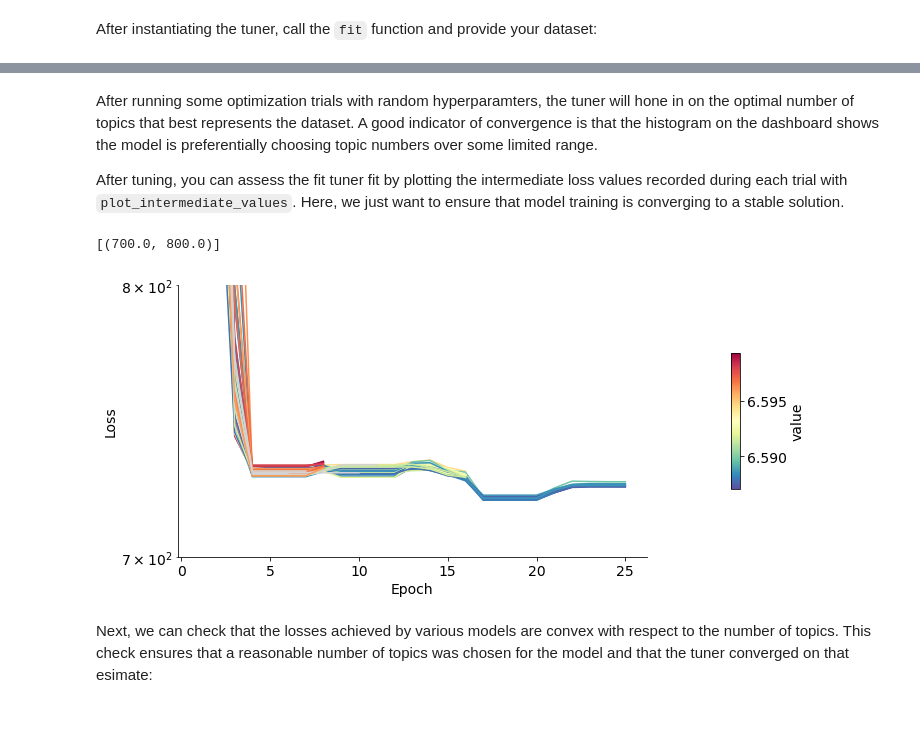
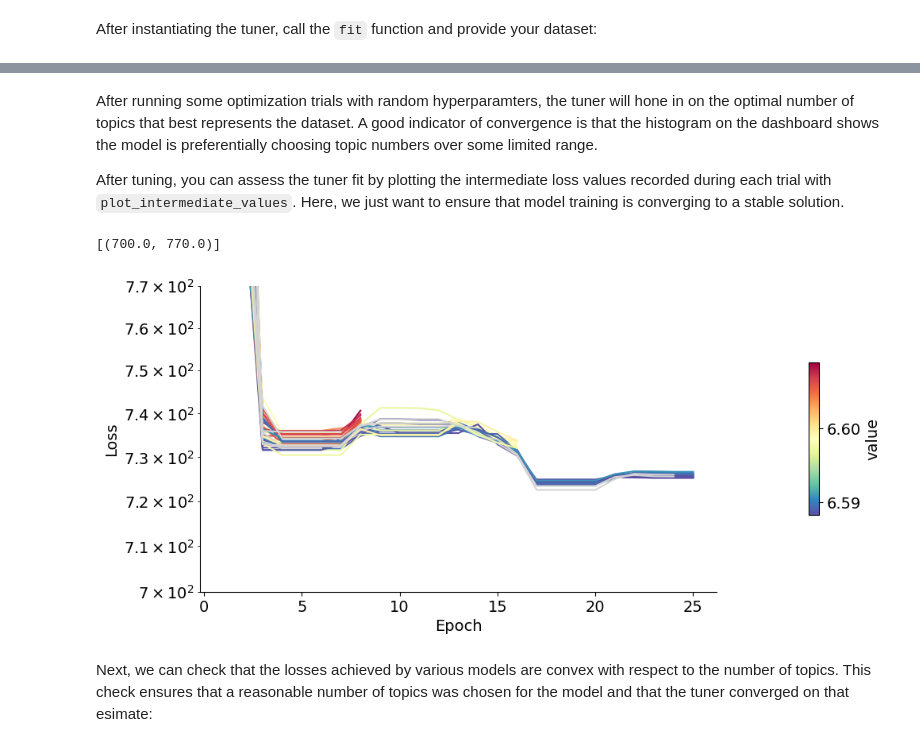
Before and after one commit to cistrome/MIRA, a Jupyter notebook: docs/source/notebooks/CODAL_tutorial.ipynb, the cells around one changed output, grey strips where cells are left out. Cells and saved outputs as stored; diff of their text form; code cells hidden in the pictures; blank space fills up the shorter version.

Commit message:
Finished tutorial, updated README to be compliant with NCOMM

```diff
--- a/docs/source/notebooks/CODAL_tutorial.ipynb
+++ b/docs/source/notebooks/CODAL_tutorial.ipynb
@@ -121,7 +131,7 @@ Setting reasonable bounds on the range of topics one might encounter can help sp
 tuner = mira.topics.SpeedyTuner(
         model = model,
         n_jobs=5,
-        save_name = 'frankencell/rna/speedytuner/ondisk/54',
+        save_name = 'tutorial/0',
         min_topics = 3,
         max_topics = 20,
 )
@@ -169,14 +160,14 @@ dirichlet_expression_covariate-model(
 # %% [markdown]
 After running some optimization trials with random hyperparamters, the tuner will hone in on the optimal number of topics that best represents the dataset. A good indicator of convergence is that the histogram on the dashboard shows the model is preferentially choosing topic numbers over some limited range.
 
-After tuning, you can assess the fit tuner fit by plotting the intermediate loss values recorded during each trial with `plot_intermediate_values`. Here, we just want to ensure that model training is converging to a stable solution.
+After tuning, you can assess the tuner fit by plotting the intermediate loss values recorded during each trial with `plot_intermediate_values`. Here, we just want to ensure that model training is converging to a stable solution.
 # %%
 ax = tuner.plot_intermediate_values(palette='Spectral_r',
                                    log_hue=True, figsize=(10,5))
-ax.set(ylim = (7e2, 8e2))
+ax.set(ylim = (7e2, 7.7e2))
 # %% [output]
-[(700.0, 800.0)]
+[(700.0, 770.0)]
-[figure, old version]
+[figure, new version]
 # %% [markdown]
 Next, we can check that the losses achieved by various models are convex with respect to the number of topics. This check ensures that a reasonable number of topics was chosen for the model and that the tuner converged on that esimate:
 # %%
```
Also changed, not shown: parts of 14 cells of this notebook, 2 other files.
